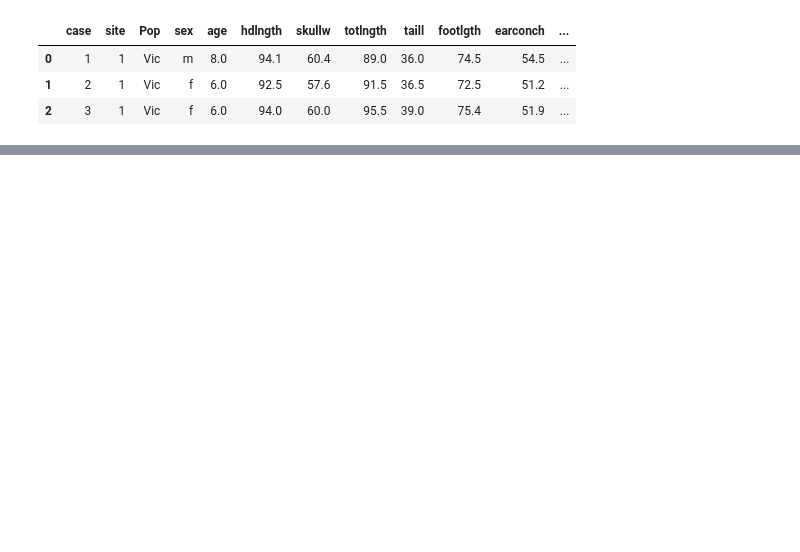
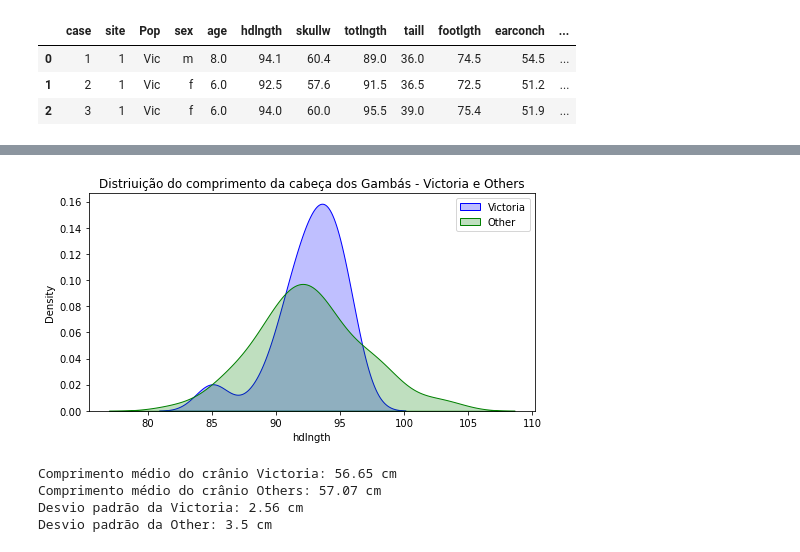
Before and after one commit to Gabrieleas10/kolmogorov-smirnov-test, a Jupyter notebook: ks_tests.ipynb, the cells around one changed output, grey strips where cells are left out. Cells and saved outputs as stored; diff of their text form; code cells hidden in the pictures; blank space fills up the shorter version.

```diff
--- a/ks_tests.ipynb
+++ b/ks_tests.ipynb
@@ -79,0 +138,22 @@ df_f = df.loc[df['sex']=='f']
+# %%
+### plot da distribuição de frequencia ###
+plt.figure(figsize=(8,4))
+plt.title("Distriuição do comprimento da cabeça dos Gambás - Victoria e Others")
+
+sns.kdeplot(df_vic['hdlngth'], color='blue', shade=True, label='Victoria')
+sns.kdeplot(df_oth['hdlngth'], color='green', shade=True, label='Other')
+plt.legend()
+plt.show()
+# %% [output]
+[figure, added]
+# %%
+### estatísticas do comprimento do crânio dos gambás de populações distintas ###
+print('Comprimento médio do crânio Victoria:',round(df_vic['skullw'].mean(),2),'cm')
+print('Comprimento médio do crânio Others:',round(df_oth['skullw'].mean(),2),'cm')
+print('Desvio padrão da Victoria:',round(df_vic['skullw'].std(),2),'cm')
+print('Desvio padrão da Other:',round(df_oth['skullw'].std(),2),'cm')
+# %% [output]
+Comprimento médio do crânio Victoria: 56.65 cm
+Comprimento médio do crânio Others: 57.07 cm
+Desvio padrão da Victoria: 2.56 cm
+Desvio padrão da Other: 3.5 cm
```
Also changed, not shown: parts of 27 cells of this notebook.
